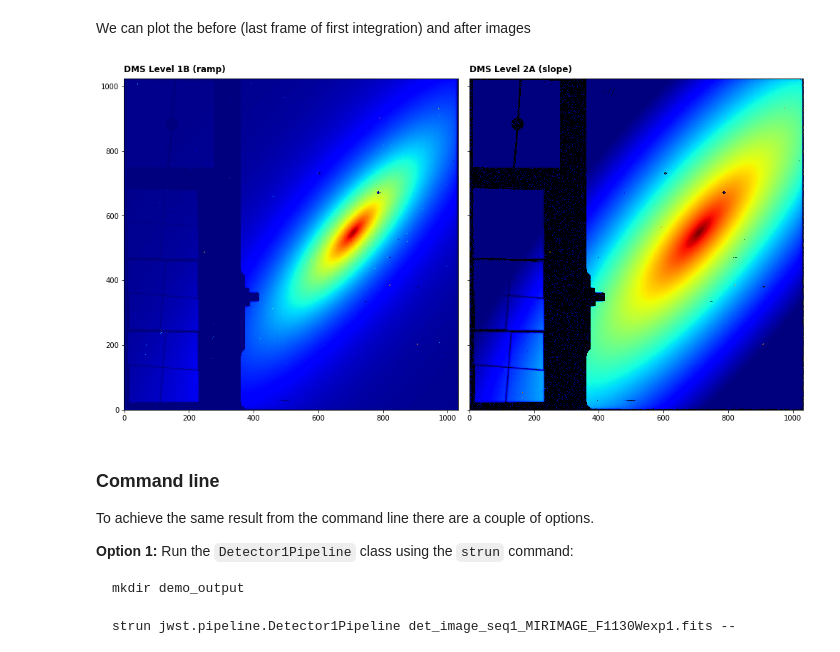
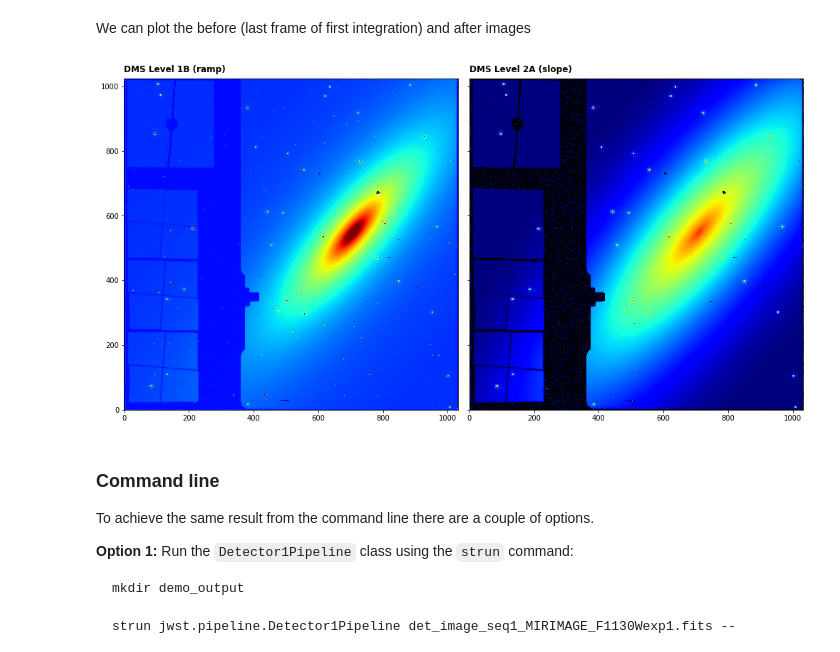
Before and after one commit to PaddyKavanagh/PaddyKavanagh.github.io, a Jupyter notebook: content/Level1_Detector1Pipeline.ipynb, the cells around one changed output. Saved outputs shown, nothing was run; the diff lists cells and outputs as text; code cells hidden in the pictures.

```diff
--- a/content/Level1_Detector1Pipeline.ipynb
+++ b/content/Level1_Detector1Pipeline.ipynb
@@ -106,19 +106,19 @@ We can plot the before (last frame of first integration) and after images
 # %%
 # open the input image as a jwst data model
 with datamodels.open(my_input_file) as in_dm:
 
     fig, axs = plt.subplots(1, 2, figsize=(14, 7), sharey=True)
 
-    axs[0].imshow(in_dm.data[0,-1,:,:], cmap='jet', interpolation='nearest', origin='lower', norm=LogNorm(vmin=1.1e4,vmax=6.5e4))
+    axs[0].imshow(in_dm.data[0,-1,:,:], cmap='jet', interpolation='nearest', origin='lower', norm=LogNorm(vmin=1e4,vmax=2e4))
     axs[0].annotate('DMS Level 1B (ramp)', xy=(0.0, 1.02), xycoords='axes fraction', fontsize=12, fontweight='bold', color='k')
     axs[0].set_facecolor('black')
-    axs[1].imshow(dm.data, cmap='jet', interpolation='nearest', origin='lower', norm=LogNorm(vmin=10, vmax=1000))
+    axs[1].imshow(dm.data, cmap='jet', interpolation='nearest', origin='lower', norm=LogNorm(vmin=5, vmax=400))
     axs[1].annotate('DMS Level 2A (slope)', xy=(0.0, 1.02), xycoords='axes fraction', fontsize=12, fontweight='bold', color='k')
     axs[1].set_facecolor('black')
     plt.tight_layout()
     plt.show()
 # %% [output]
-[figure, old version]
+[figure, new version]
 # %% [markdown]
 ### Command line
 
```
Also changed, not shown: parts of 2 cells of this notebook, 4 other files.
